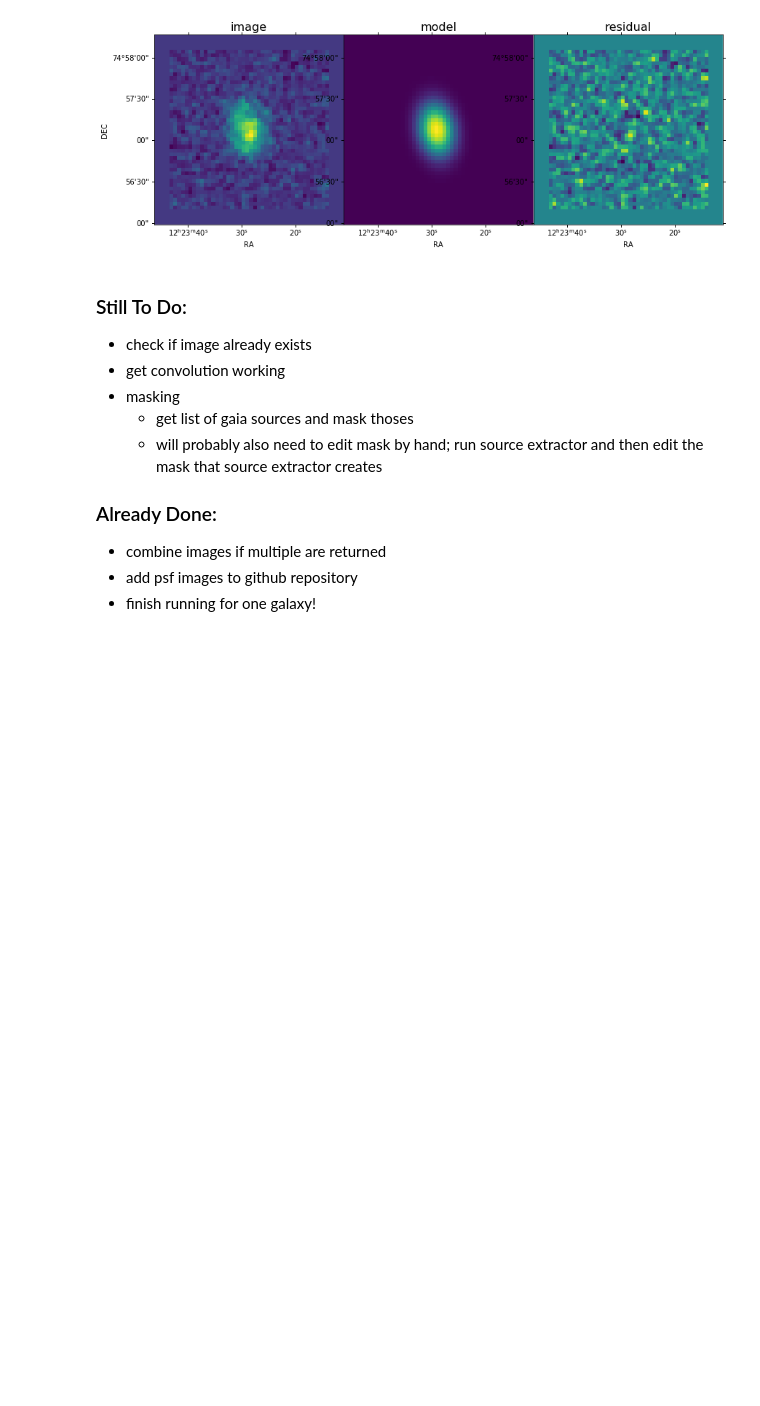
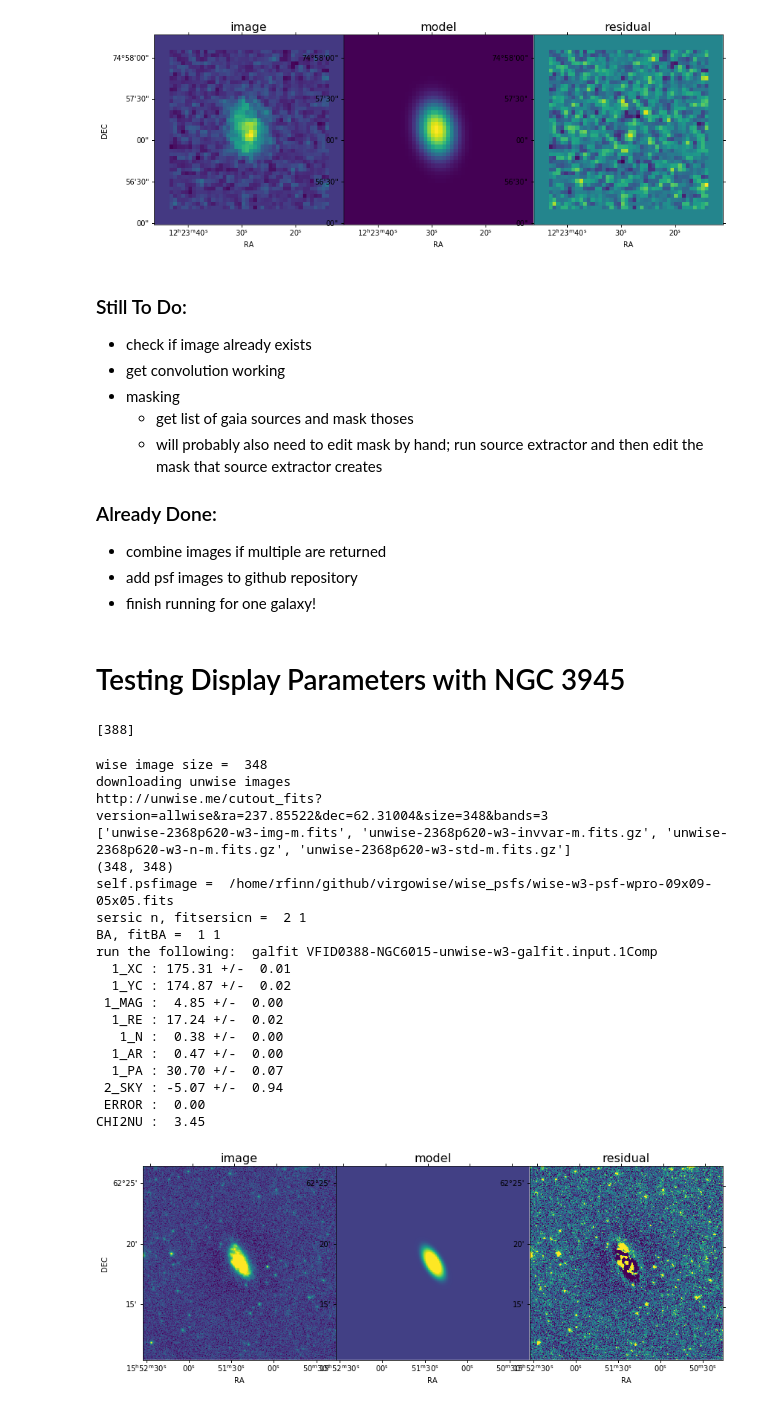
Before and after one commit to rfinn/virgowise, a Jupyter notebook: notebooks/howto-run-wisesize.ipynb, the cells around one changed output. Cells and saved outputs as stored; diff of their text form; code cells hidden in the pictures; blank space fills up the shorter version.

```diff
--- a/notebooks/howto-run-wisesize.ipynb
+++ b/notebooks/howto-run-wisesize.ipynb
@@ -228,3 +230,40 @@ CHI2NU :  0.59
 * combine images if multiple are returned
 * add psf images to github repository
 * finish running for one galaxy!
+# %% [markdown]
+# Testing Display Parameters with NGC 3945 #
+# %%
+vfindex = np.arange(len(vfmain))[vfmain['objname'] == 'NGC6015']
+print(vfindex)
+ra = vfmain['RA'][vfindex][0]
+dec = vfmain['DEC'][vfindex][0]
+size = vfmain['radius'][vfindex][0]
+galname = vfmain['prefix'][vfindex][0]
+# %% [output]
+[388]
+# %%
+os.chdir(homedir+'/research/Virgo/wisesize/test/')
+%run ~/github/virgowise/wisesize.py
+g = galaxy(ra, dec, size,name=galname,band='3')
+g.run_simple(convflag=False)
+# %% [output]
+wise image size =  348
+downloading unwise images
+http://unwise.me/cutout_fits?version=allwise&ra=237.85522&dec=62.31004&size=348&bands=3
+['unwise-2368p620-w3-img-m.fits', 'unwise-2368p620-w3-invvar-m.fits.gz', 'unwise-2368p620-w3-n-m.fits.gz', 'unwise-2368p620-w3-std-m.fits.gz']
+(348, 348)
+self.psfimage =  /home/rfinn/github/virgowise/wise_psfs/wise-w3-psf-wpro-09x09-05x05.fits
+sersic n, fitsersicn =  2 1
+BA, fitBA =  1 1
+run the following:  galfit VFID0388-NGC6015-unwise-w3-galfit.input.1Comp
+  1_XC : 175.31 +/-  0.01
+  1_YC : 174.87 +/-  0.02
+ 1_MAG :  4.85 +/-  0.00
+  1_RE : 17.24 +/-  0.02
+   1_N :  0.38 +/-  0.00
+  1_AR :  0.47 +/-  0.00
+  1_PA : 30.70 +/-  0.07
+ 2_SKY : -5.07 +/-  0.94
+ ERROR :  0.00
+CHI2NU :  3.45
+[figure, added]
```
Also changed, not shown: parts of 5 cells of this notebook, 1 other file.
